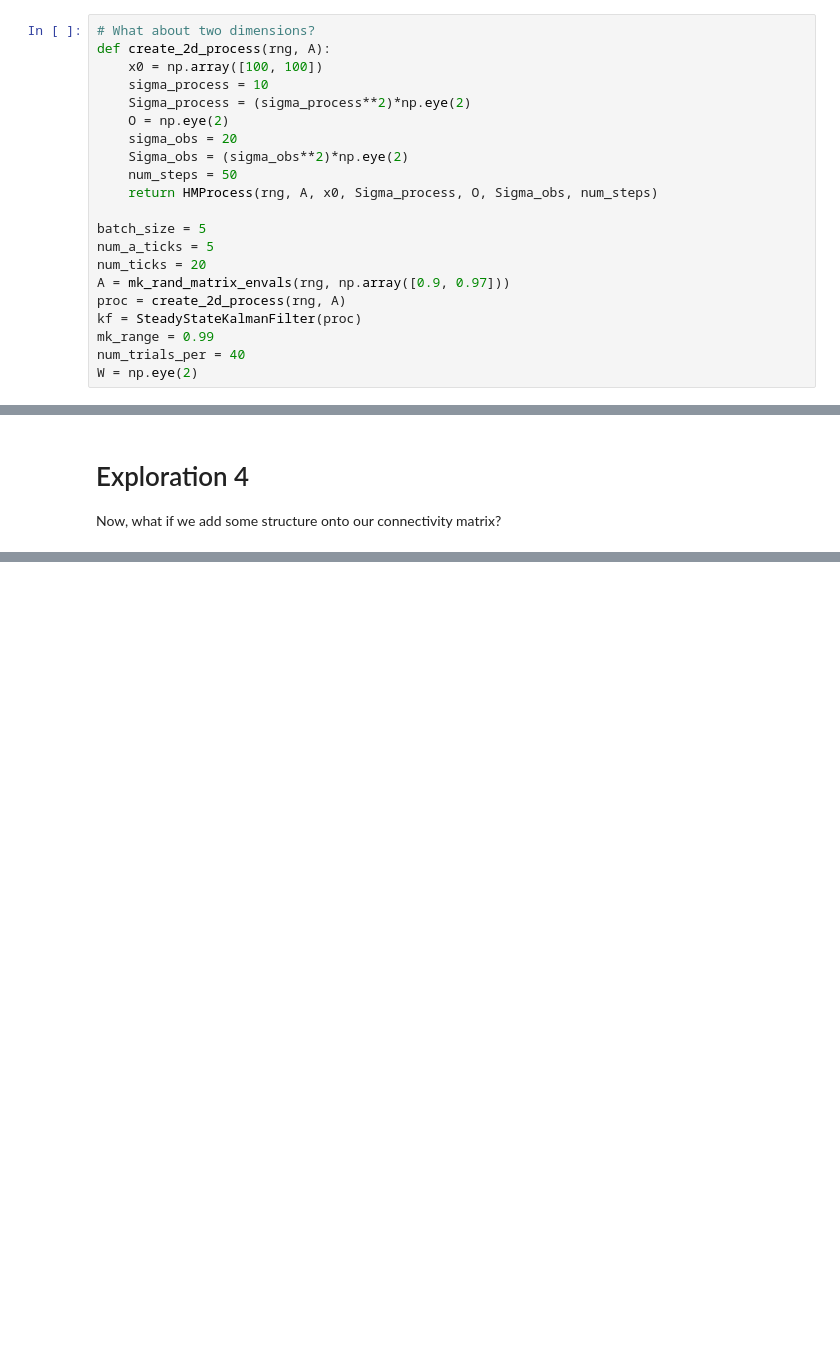
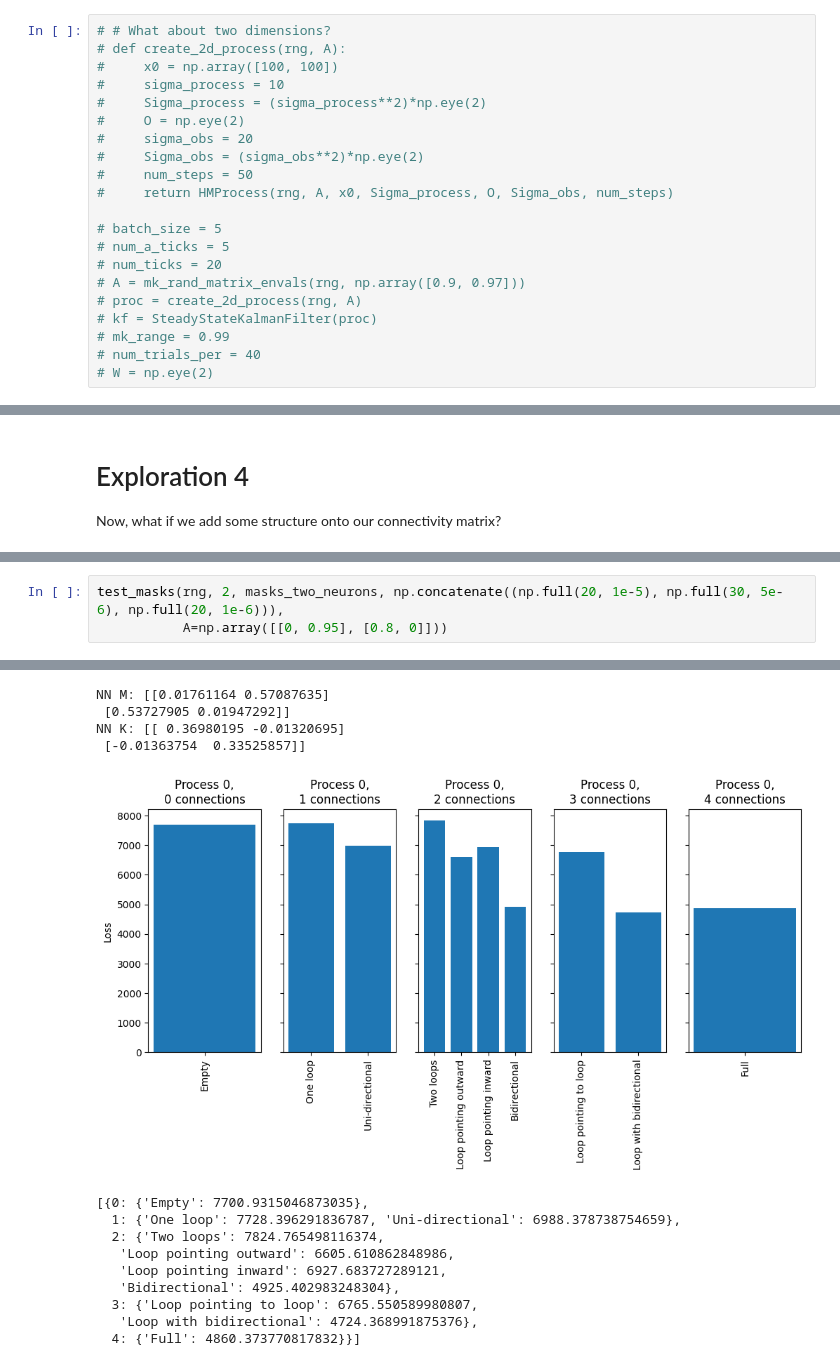
Before and after one commit to Kroiririoroirkk/cmu-project, a Jupyter notebook: LDS_exploration.ipynb, the cells around one changed output, grey strips where cells are left out. Drawn from its saved outputs; the diff is of its cells as text; blank space fills up the shorter version.

Commit message:
Add gradient clipping, experiment with masks for 2D and 3D

```diff
--- a/LDS_exploration.ipynb
+++ b/LDS_exploration.ipynb
@@ -251,24 +261,24 @@ def test_A_M_K_loss_landscape_1d():
 #print('M =', kf.M_infty)
 #print('K =', kf.K_infty)
 # %%
-# What about two dimensions?
-def create_2d_process(rng, A):
-    x0 = np.array([100, 100])
-    sigma_process = 10
-    Sigma_process = (sigma_process**2)*np.eye(2)
-    O = np.eye(2)
-    sigma_obs = 20
-    Sigma_obs = (sigma_obs**2)*np.eye(2)
-    num_steps = 50
-    return HMProcess(rng, A, x0, Sigma_process, O, Sigma_obs, num_steps)
+# # What about two dimensions?
+# def create_2d_process(rng, A):
+#     x0 = np.array([100, 100])
+#     sigma_process = 10
+#     Sigma_process = (sigma_process**2)*np.eye(2)
+#     O = np.eye(2)
+#     sigma_obs = 20
+#     Sigma_obs = (sigma_obs**2)*np.eye(2)
+#     num_steps = 50
+#     return HMProcess(rng, A, x0, Sigma_process, O, Sigma_obs, num_steps)
 
-batch_size = 5
-num_a_ticks = 5
-num_ticks = 20
-A = mk_rand_matrix_envals(rng, np.array([0.9, 0.97]))
-proc = create_2d_process(rng, A)
-kf = SteadyStateKalmanFilter(proc)
-mk_range = 0.99
-num_trials_per = 40
-W = np.eye(2)
+# batch_size = 5
+# num_a_ticks = 5
+# num_ticks = 20
+# A = mk_rand_matrix_envals(rng, np.array([0.9, 0.97]))
+# proc = create_2d_process(rng, A)
+# kf = SteadyStateKalmanFilter(proc)
+# mk_range = 0.99
+# num_trials_per = 40
+# W = np.eye(2)
 # %%
@@ -770,0 +1111,4 @@ test_masks(3, masks_three_neurons)
+# %%
+test_masks(rng, 2, masks_two_neurons, np.concatenate((np.full(20, 1e-5), np.full(30, 5e-6), np.full(20, 1e-6))),
+           A=np.array([[0, 0.95], [0.8, 0]]))
+# %% [output]
@@ -770,0 +1269,14 @@ test_masks(3, masks_three_neurons)
+NN M: [[0.01761164 0.57087635]
+ [0.53727905 0.01947292]]
+NN K: [[ 0.36980195 -0.01320695]
+ [-0.01363754  0.33525857]]
+[figure, added]
+[{0: {'Empty': 7700.9315046873035},
+  1: {'One loop': 7728.396291836787, 'Uni-directional': 6988.378738754659},
+  2: {'Two loops': 7824.765498116374,
+   'Loop pointing outward': 6605.610862848986,
+   'Loop pointing inward': 6927.683727289121,
+   'Bidirectional': 4925.402983248304},
+  3: {'Loop pointing to loop': 6765.550589980807,
+   'Loop with bidirectional': 4724.368991875376},
+  4: {'Full': 4860.373770817832}}]
```
Also changed, not shown: parts of 26 cells of this notebook, 15 other files.
